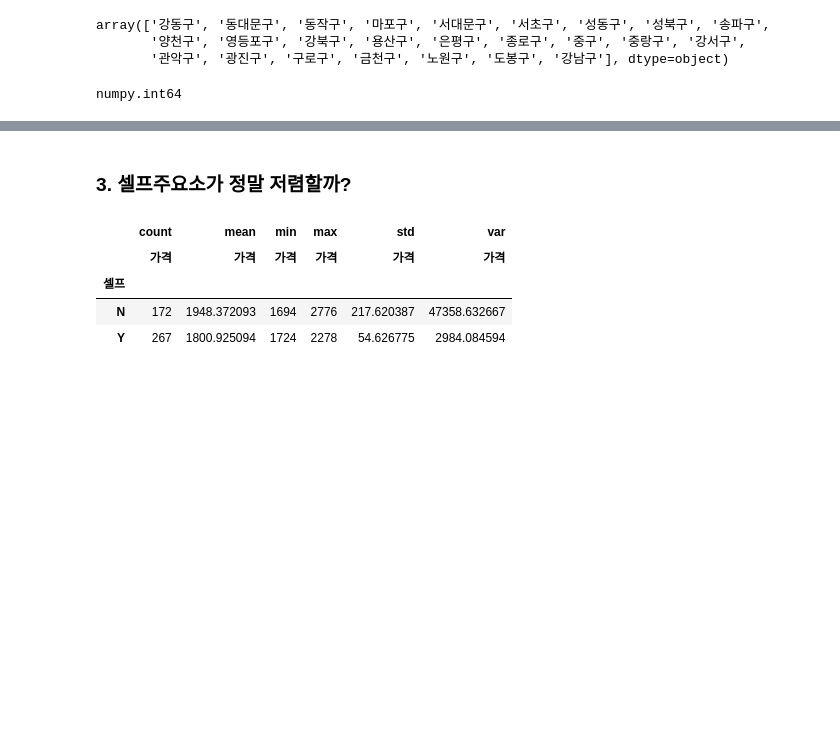
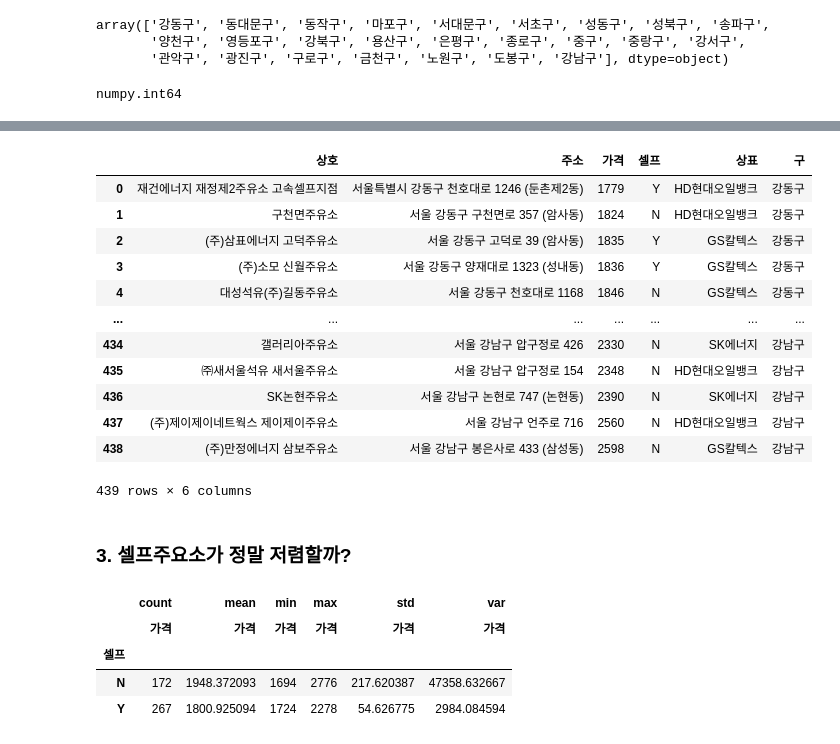
Before and after one commit to lione78/DataAnalysis-2023.09, a Jupyter notebook: 05.Crawling/15.Opinet.ipynb, the cells around one changed output, grey strips where cells are left out. Drawn from its saved outputs; the diff is of its cells as text; code cells hidden in the pictures; blank space fills up the shorter version.

```diff
--- a/05.Crawling/15.Opinet.ipynb
+++ b/05.Crawling/15.Opinet.ipynb
@@ -163,3 +158,20 @@ pd.read_csv('data/opinet_20230919.csv').tail()
+# %%
+df = pd.read_csv('data/opinet_20230919.csv')
+df
+# %% [output]
+|  | 상호 | 주소 | 가격 | 셀프 | 상표 | 구 |
+| 0 | 재건에너지 재정제2주유소 고속셀프지점 | 서울특별시 강동구 천호대로 1246 (둔촌제2동) | 1779 | Y | HD현대오일뱅크 | 강동구 |
+| 1 | 구천면주유소 | 서울 강동구 구천면로 357 (암사동) | 1824 | N | HD현대오일뱅크 | 강동구 |
+| 2 | (주)삼표에너지 고덕주유소 | 서울 강동구 고덕로 39 (암사동) | 1835 | Y | GS칼텍스 | 강동구 |
+| 3 | (주)소모 신월주유소 | 서울 강동구 양재대로 1323 (성내동) | 1836 | Y | GS칼텍스 | 강동구 |
+| 4 | 대성석유(주)길동주유소 | 서울 강동구 천호대로 1168 | 1846 | N | GS칼텍스 | 강동구 |
+| ... | ... | ... | ... | ... | ... | ... |
+| 434 | 갤러리아주유소 | 서울 강남구 압구정로 426 | 2330 | N | SK에너지 | 강남구 |
+| 435 | ㈜새서울석유 새서울주유소 | 서울 강남구 압구정로 154 | 2348 | N | HD현대오일뱅크 | 강남구 |
+| 436 | SK논현주유소 | 서울 강남구 논현로 747 (논현동) | 2390 | N | SK에너지 | 강남구 |
+| 437 | (주)제이제이네트웍스 제이제이주유소 | 서울 강남구 언주로 716 | 2560 | N | HD현대오일뱅크 | 강남구 |
+| 438 | (주)만정에너지 삼보주유소 | 서울 강남구 봉은사로 433 (삼성동) | 2598 | N | GS칼텍스 | 강남구 |
+439 rows × 6 columns
 # %% [markdown]
 ### 3. 셀프주요소가 정말 저렴할까?
 # %%
```
Also changed, not shown: parts of 7 cells of this notebook, 13 other files.
